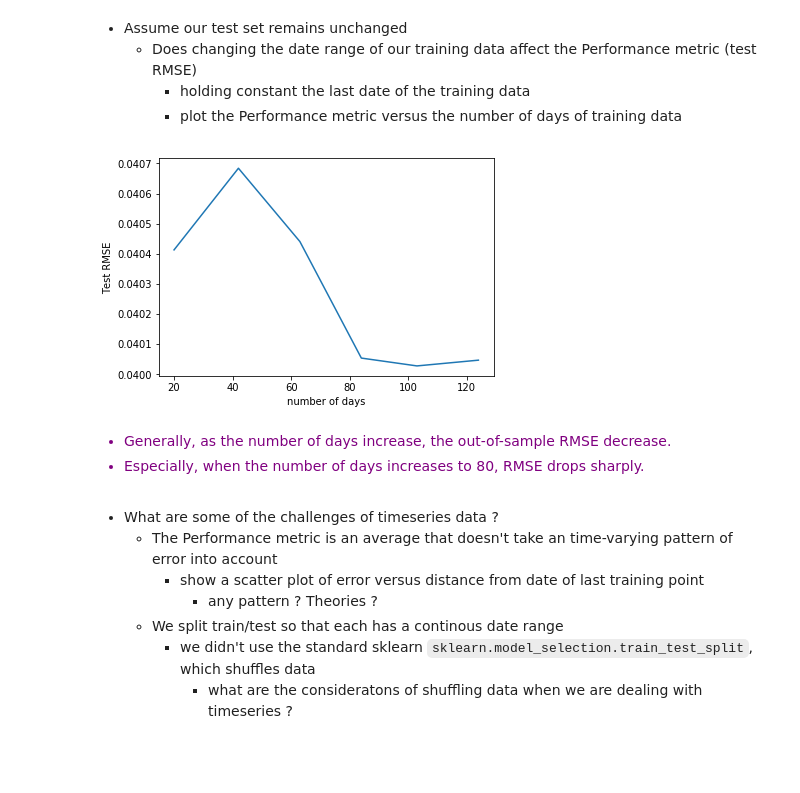
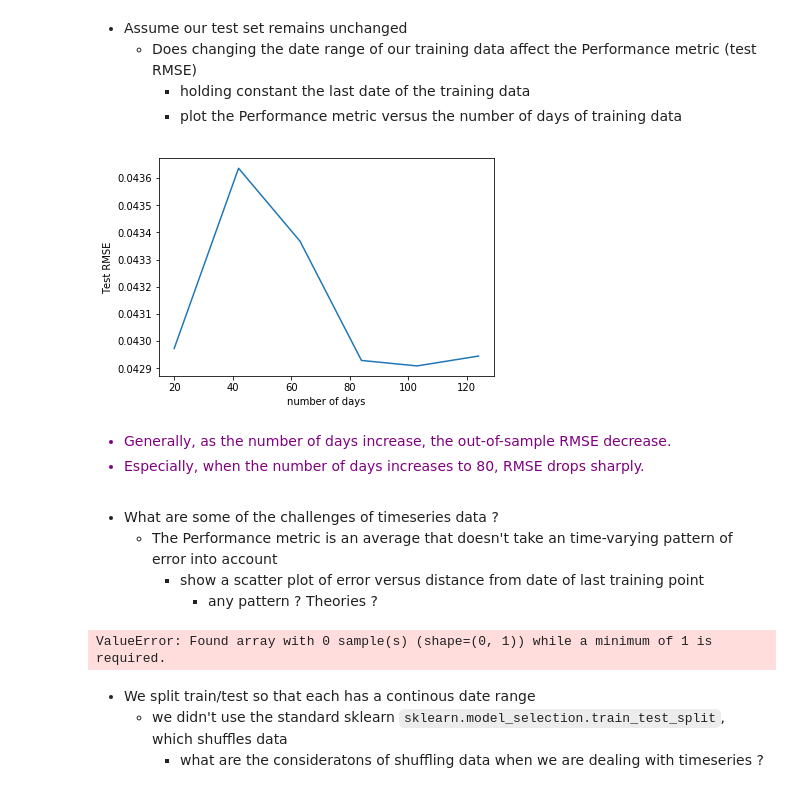
Before and after one commit to uhasan1/FRE-7773-Machine-Learning-2019, a Jupyter notebook: Assignment/assign1/Assignment_1.ipynb, the cells around one changed output. Saved outputs shown, nothing was run; the diff lists cells and outputs as text; code cells hidden in the pictures; blank space fills up the shorter version.

```diff
--- a/Assignment/assign1/Assignment_1.ipynb
+++ b/Assignment/assign1/Assignment_1.ipynb
@@ -535,25 +512,46 @@ def Run_Model(X, y, StartTime):
 # %%
 # change the starting time of training data
 StartTimes = ["2018-01-01", "2018-02-01", "2018-03-01", "2018-04-01", "2018-05-01", "2018-06-01"]
 
 # List of RMSEs
-rmseList = []
+rmseList_outOfsample = []
 # List of number of days
 numList = []
 
-for time in StartTimes:
-    num, rmse = Run_Model(X, y, time)
-    rmseList.append(rmse)
+df = getData("FB", "SPY")
+
+X = df.loc[:, ["Independent"] ]
+y = df.loc[:, ["Dependent"] ]
+
+for StartTime in StartTimes:
+
+    X_train, X_test, y_train, y_test = split_pro(X, y, StartTime)
+    X_train, X_test, y_train, y_test = prepareData( [ X_train, X_test, y_train, y_test ] )
+    X_train, X_test, y_train, y_test = pd2ndarray( [ X_train, X_test, y_train, y_test ] )
+
+    # mark down the number of days of training data
+    num = X_train.size
+
+    model = createModel()
+    _ = model.fit(X_train, y_train)
+
+    y_pred_test = model.predict( X_test )
+    y_pred_train = model.predict( X_train )
+
+    rmse_insample = computeRMSE( y_train, y_pred_train )
+    rmse_outOfsample = computeRMSE( y_test, y_pred_test )
+
+    rmseList_outOfsample.append(rmse_outOfsample)
     numList.append(num)
 
 # plot the RMSE versus the number of days of training data
 fig = plt.figure()
 ax = fig.add_subplot(111)
-_ = ax.plot(numList, rmseList)
+_ = ax.plot(numList, rmseList_outOfsample)
 _ = ax.set_xlabel("number of days")
 _ = ax.set_ylabel("Test RMSE")
 # %% [output]
-[figure, old version]
+[figure, new version]
 # %% [markdown]
 <span style="color:purple">
 
@@ -566,6 +564,3 @@ _ = ax.set_ylabel("Test RMSE")
     - The Performance metric is an average that doesn't take an time-varying pattern of error into account
         - show a scatter plot of error versus distance from date of last training point
             - any pattern ? Theories ?
-    - We split train/test so that each has a continous date range
-        - we didn't use the standard sklearn `sklearn.model_selection.train_test_split`, which shuffles data
-            - what are the consideratons of shuffling data when we are dealing with timeseries ?
@@ -571,0 +595,33 @@ _ = ax.set_ylabel("Test RMSE")
+# %%
+dates = list(X.index)
+
+rmseList_outOfsample = []
+numList = []
+
+i = 200
+
+StartTime = dates[i]
+
+X_train, X_test, y_train, y_test = split_pro(X, y, StartTime)
+X_train, X_test, y_train, y_test = prepareData( [ X_train, X_test, y_train, y_test ] )
+X_train, X_test, y_train, y_test = pd2ndarray( [ X_train, X_test, y_train, y_test ] )
+
+# mark down the number of days of training data
+num = X_train.size
+
+model = createModel()
+_ = model.fit(X_train, y_train)
+
+y_pred_test = model.predict( X_test )
+y_pred_train = model.predict( X_train )
+
+rmse_outOfsample = computeRMSE( y_test, y_pred_test )
+
+rmseList_outOfsample.append(rmse_outOfsample)
+numList.append(num)
+# %% [output]
+ValueError: Found array with 0 sample(s) (shape=(0, 1)) while a minimum of 1 is required.
+# %% [markdown]
+  - We split train/test so that each has a continous date range
+      - we didn't use the standard sklearn `sklearn.model_selection.train_test_split`, which shuffles data
+          - what are the consideratons of shuffling data when we are dealing with timeseries ?
```
Also changed, not shown: parts of 3 cells of this notebook.
